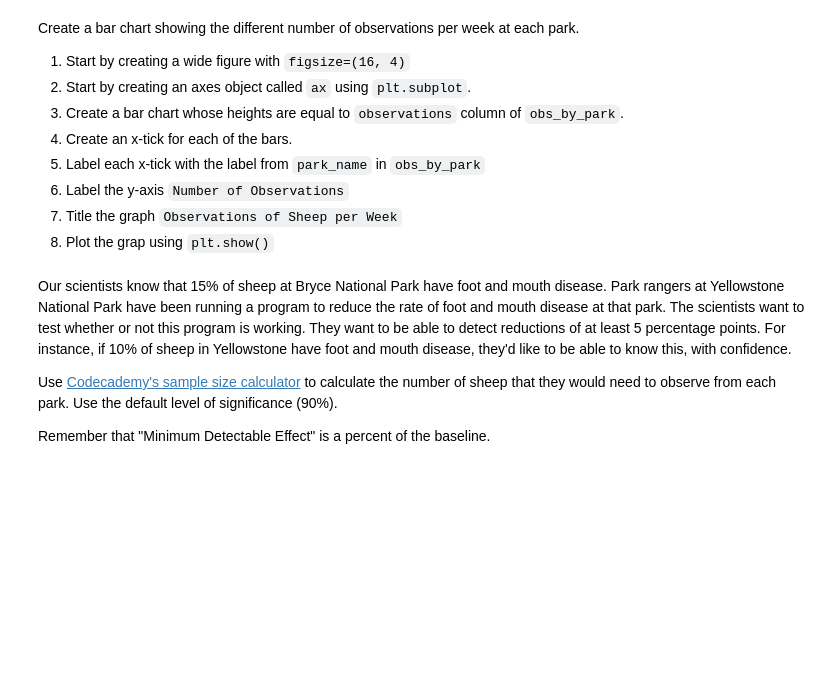
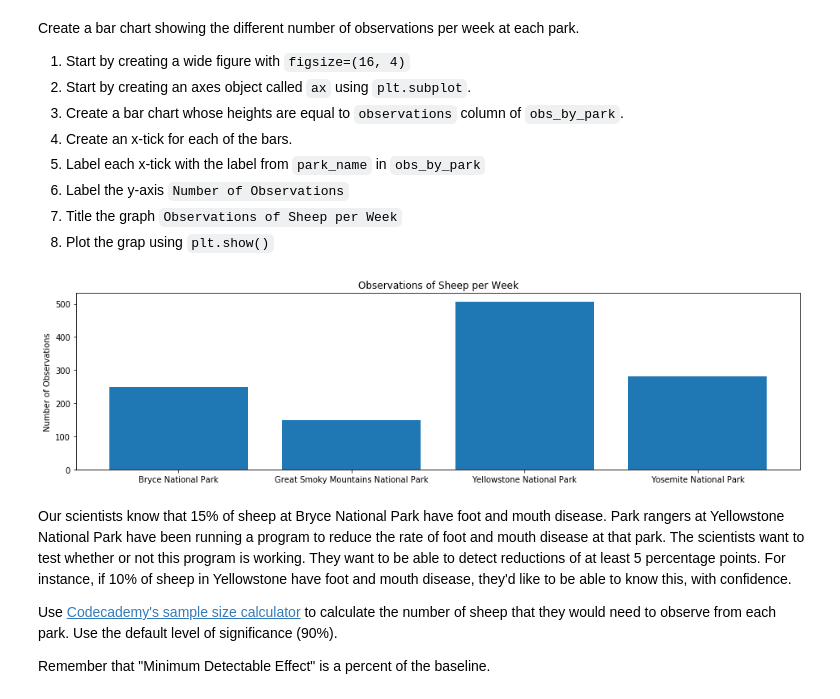
Before and after one commit to Travis-Purcell/Codecademy_Biodiversity, a Jupyter notebook: Biodiversity.ipynb, the cells around one changed output. Drawn from its saved outputs; the diff is of its cells as text; code cells hidden in the pictures; blank space fills up the shorter version.

```diff
--- a/Biodiversity.ipynb
+++ b/Biodiversity.ipynb
@@ -360,5 +360,6 @@ How many total sheep observations (across all three species) were made at each n
 
 This is the total number of sheep observed in each park over the past 7 days.
 # %%
-obs_by_park = sum(sheep_observations.observations.groupby(park_name))
+obs_by_park = sheep_observations.groupby('park_name').observations.sum().reset_index()
+obs_by_park
 # %% [output]
@@ -374,6 +379,17 @@ Create a bar chart showing the different number of observations per week at each
 5. Label the y-axis `Number of Observations`
 6. Title the graph `Observations of Sheep per Week`
 7. Plot the grap using `plt.show()`
+# %%
+plt.figure(figsize=(16, 4))
+ax = plt.subplot()
+plt.bar(range(len(obs_by_park.observations)), obs_by_park.observations.values)
+ax.set_xticks(range(len(obs_by_park.observations)))
+ax.set_xticklabels(obs_by_park.park_name)
+plt.ylabel('Number of Observations')
+plt.title('Observations of Sheep per Week')
+plt.show()
+# %% [output]
+[figure, added]
 # %% [markdown]
 Our scientists know that 15% of sheep at Bryce National Park have foot and mouth disease.  Park rangers at Yellowstone National Park have been running a program to reduce the rate of foot and mouth disease at that park.  The scientists want to test whether or not this program is working.  They want to be able to detect reductions of at least 5 percentage points.  For instance, if 10% of sheep in Yellowstone have foot and mouth disease, they'd like to be able to know this, with confidence.
 
```
Also changed, not shown: parts of 4 cells of this notebook.
